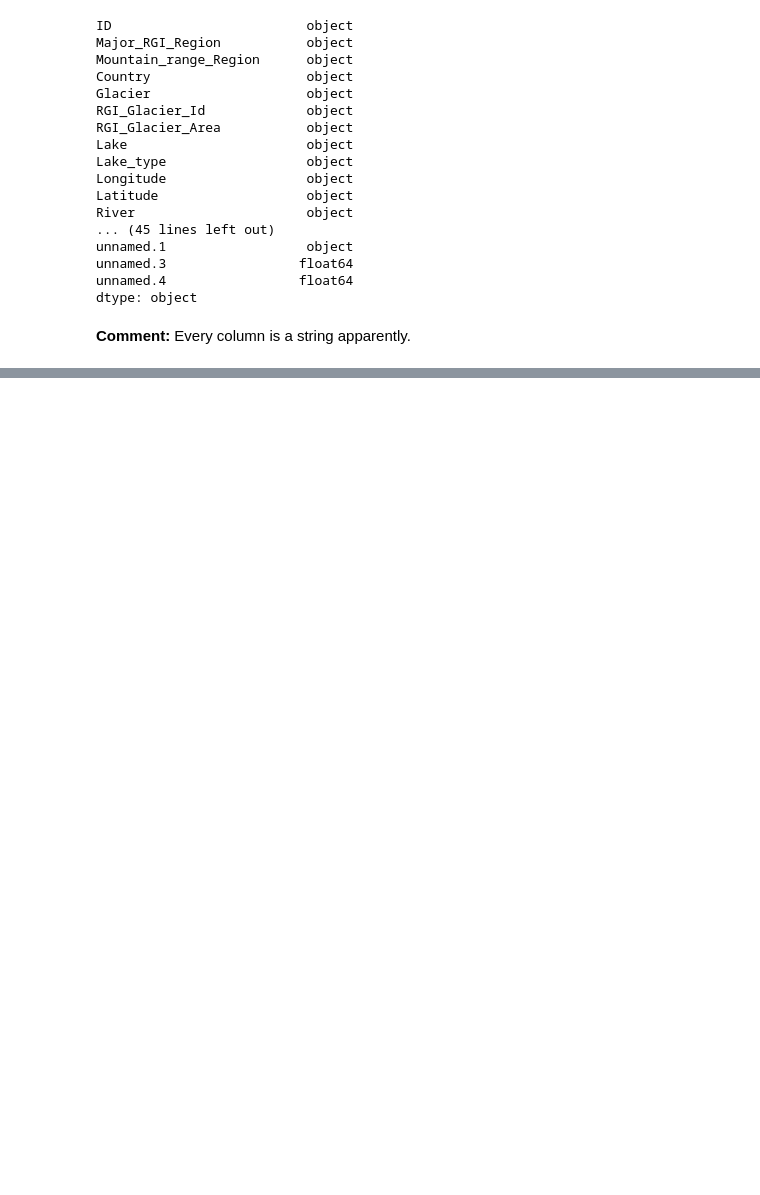
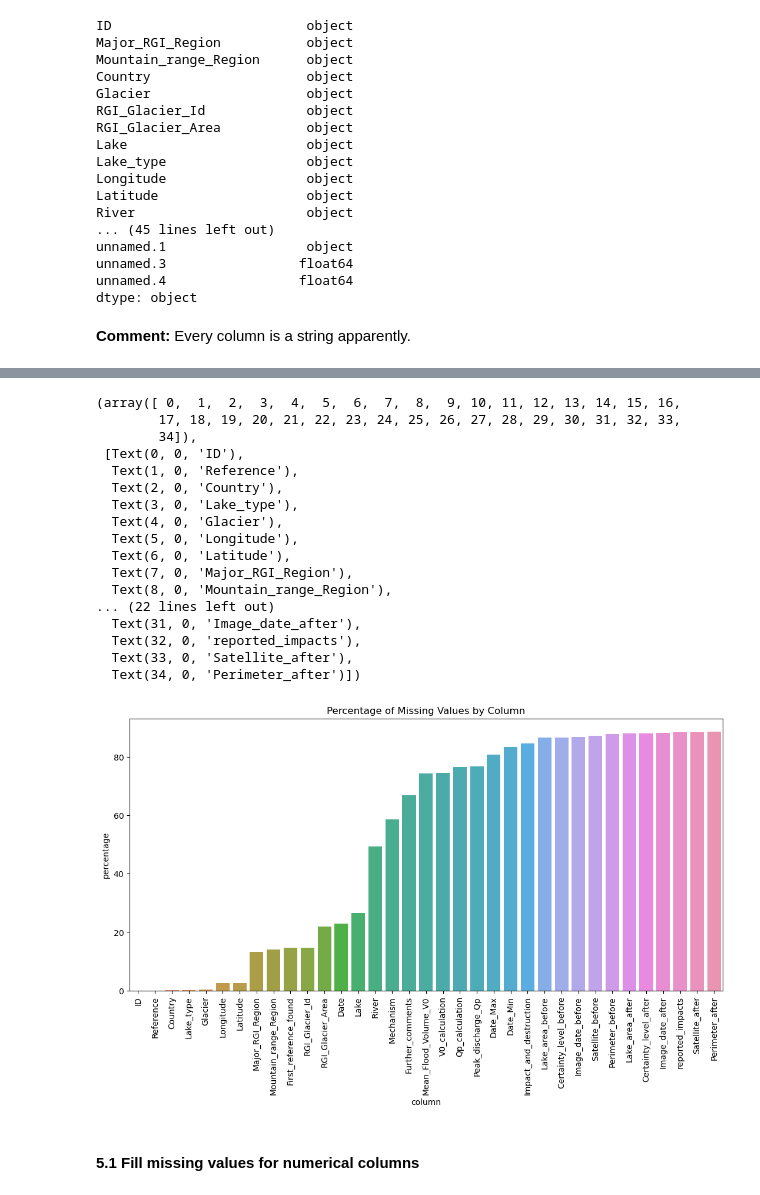
Before and after one commit to com-480-data-visualization/project-2023-la-compagnie, a Jupyter notebook: preprocessing.ipynb, the cells around one changed output, grey strips where cells are left out. Saved outputs shown, nothing was run; the diff lists cells and outputs as text; code cells hidden in the pictures; blank space fills up the shorter version.

```diff
--- a/preprocessing.ipynb
+++ b/preprocessing.ipynb
@@ -189,0 +258,39 @@ Name: RGI_Glacier_Area, Length: 3467, dtype: object
+# %%
+# Drop columns with a too large share of missing values
+missing_value_threshold = 90
+cols_to_delete = missing_values_df[missing_values_df['percentage'] >= missing_value_threshold]['column'].values.tolist()
+df = df.drop(columns=cols_to_delete)
+# %%
+missing_values_by_column = {'column': [], 'percentage': []}
+
+for col in df.columns:
+    percentage = len(df[df[col].isna()]) / len(df)
+    missing_values_by_column['column'].append(col)
+    missing_values_by_column['percentage'].append(percentage)
+
+missing_values_df = pd.DataFrame(missing_values_by_column)
+missing_values_df['percentage'] = missing_values_df['percentage'] * 100
+
+fig = plt.figure(figsize=(13, 6))
+sns.barplot(data=missing_values_df.sort_values(by='percentage'), x='column', y='percentage')
+plt.title('Percentage of Missing Values by Column')
+plt.xticks(rotation=90)
+# %% [output]
+(array([ 0,  1,  2,  3,  4,  5,  6,  7,  8,  9, 10, 11, 12, 13, 14, 15, 16,
+        17, 18, 19, 20, 21, 22, 23, 24, 25, 26, 27, 28, 29, 30, 31, 32, 33,
+        34]),
+ [Text(0, 0, 'ID'),
+  Text(1, 0, 'Reference'),
+  Text(2, 0, 'Country'),
+  Text(3, 0, 'Lake_type'),
+  Text(4, 0, 'Glacier'),
+  Text(5, 0, 'Longitude'),
+  Text(6, 0, 'Latitude'),
+  Text(7, 0, 'Major_RGI_Region'),
+  Text(8, 0, 'Mountain_range_Region'),
+... (22 lines left out)
+  Text(31, 0, 'Image_date_after'),
+  Text(32, 0, 'reported_impacts'),
+  Text(33, 0, 'Satellite_after'),
+  Text(34, 0, 'Perimeter_after')])
+[figure, added]
@@ -189,0 +300,2 @@ Name: RGI_Glacier_Area, Length: 3467, dtype: object
+# %% [markdown]
+#### 5.1 Fill missing values for numerical columns
```
Also changed, not shown: parts of 24 cells of this notebook.
